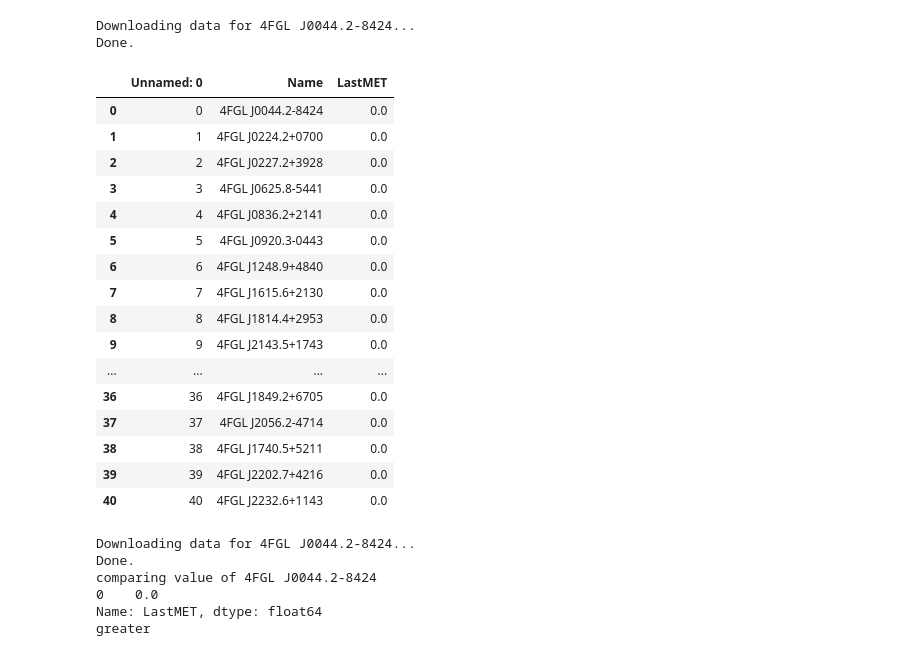
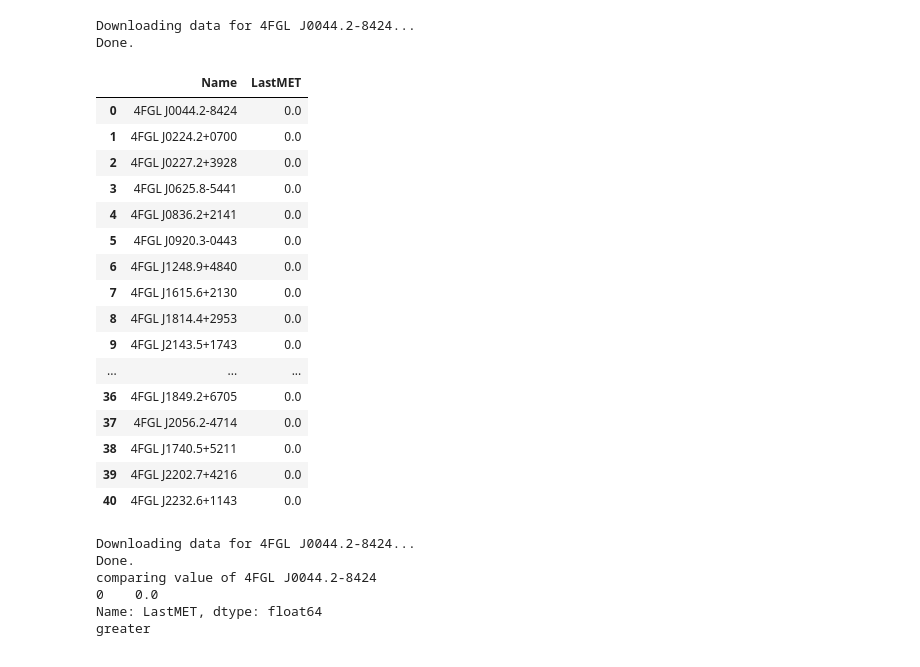
Before and after one commit to LatioAstro/AutomationDetection, a Jupyter notebook: Test.ipynb, the cells around one changed output. Cells and saved outputs as stored; diff of their text form; code cells hidden in the pictures.

```diff
--- a/Test.ipynb
+++ b/Test.ipynb
@@ -47,42 +47,42 @@ data=pyLCR.getLightCurve('4FGL J0044.2-8424',cadence='weekly',flux_type='photon'
 Downloading data for 4FGL J0044.2-8424...
 Done.
 # %%
-data.met
+
 
 
 # look at last MET value of source from LCR.
 # if MET_LCR > MET_OLD:
 # run analysis
 # MET_OLD = MET_LCR
 # else:
 # continue
 
 
-SOURCEMET = np.array([Names['Name'],np.zeros(len(Names['Name']))])
-SOURCEMET = pd.DataFrame({'Name':Names['Name'],'LastMET':np.zeros(len(Names['Name']))})
+# SOURCEMET = np.array([Names['Name'],np.zeros(len(Names['Name']))])
+# SOURCEMET = pd.DataFrame({'Name':Names['Name'],'LastMET':np.zeros(len(Names['Name']))})
 
-SOURCEMET.to_csv('SourceNamesMET')
+# SOURCEMET.to_csv('SourceNamesMET',index=False)
 
 SOURCEMET = pd.read_csv('SourceNamesMET').reset_index(drop=True)
 SOURCEMET
 # %% [output]
-|  | Unnamed: 0 | Name | LastMET |
-| 0 | 0 | 4FGL J0044.2-8424 | 0.0 |
-| 1 | 1 | 4FGL J0224.2+0700 | 0.0 |
-| 2 | 2 | 4FGL J0227.2+3928 | 0.0 |
-| 3 | 3 | 4FGL J0625.8-5441 | 0.0 |
-| 4 | 4 | 4FGL J0836.2+2141 | 0.0 |
-| 5 | 5 | 4FGL J0920.3-0443 | 0.0 |
-| 6 | 6 | 4FGL J1248.9+4840 | 0.0 |
-| 7 | 7 | 4FGL J1615.6+2130 | 0.0 |
-| 8 | 8 | 4FGL J1814.4+2953 | 0.0 |
-| 9 | 9 | 4FGL J2143.5+1743 | 0.0 |
-| ... | ... | ... | ... |
-| 36 | 36 | 4FGL J1849.2+6705 | 0.0 |
-| 37 | 37 | 4FGL J2056.2-4714 | 0.0 |
-| 38 | 38 | 4FGL J1740.5+5211 | 0.0 |
-| 39 | 39 | 4FGL J2202.7+4216 | 0.0 |
-| 40 | 40 | 4FGL J2232.6+1143 | 0.0 |
+|  | Name | LastMET |
+| 0 | 4FGL J0044.2-8424 | 0.0 |
+| 1 | 4FGL J0224.2+0700 | 0.0 |
+| 2 | 4FGL J0227.2+3928 | 0.0 |
+| 3 | 4FGL J0625.8-5441 | 0.0 |
+| 4 | 4FGL J0836.2+2141 | 0.0 |
+| 5 | 4FGL J0920.3-0443 | 0.0 |
+| 6 | 4FGL J1248.9+4840 | 0.0 |
+| 7 | 4FGL J1615.6+2130 | 0.0 |
+| 8 | 4FGL J1814.4+2953 | 0.0 |
+| 9 | 4FGL J2143.5+1743 | 0.0 |
+| ... | ... | ... |
+| 36 | 4FGL J1849.2+6705 | 0.0 |
+| 37 | 4FGL J2056.2-4714 | 0.0 |
+| 38 | 4FGL J1740.5+5211 | 0.0 |
+| 39 | 4FGL J2202.7+4216 | 0.0 |
+| 40 | 4FGL J2232.6+1143 | 0.0 |
 # %%
 for sourcename in SOURCEMET['Name']:
     lightcurve = pyLCR.getLightCurve(sourcename,cadence='weekly',flux_type='photon',index_type='fixed',ts_min=4)
```
Also changed, not shown: parts of 13 cells of this notebook, 11 other files.
